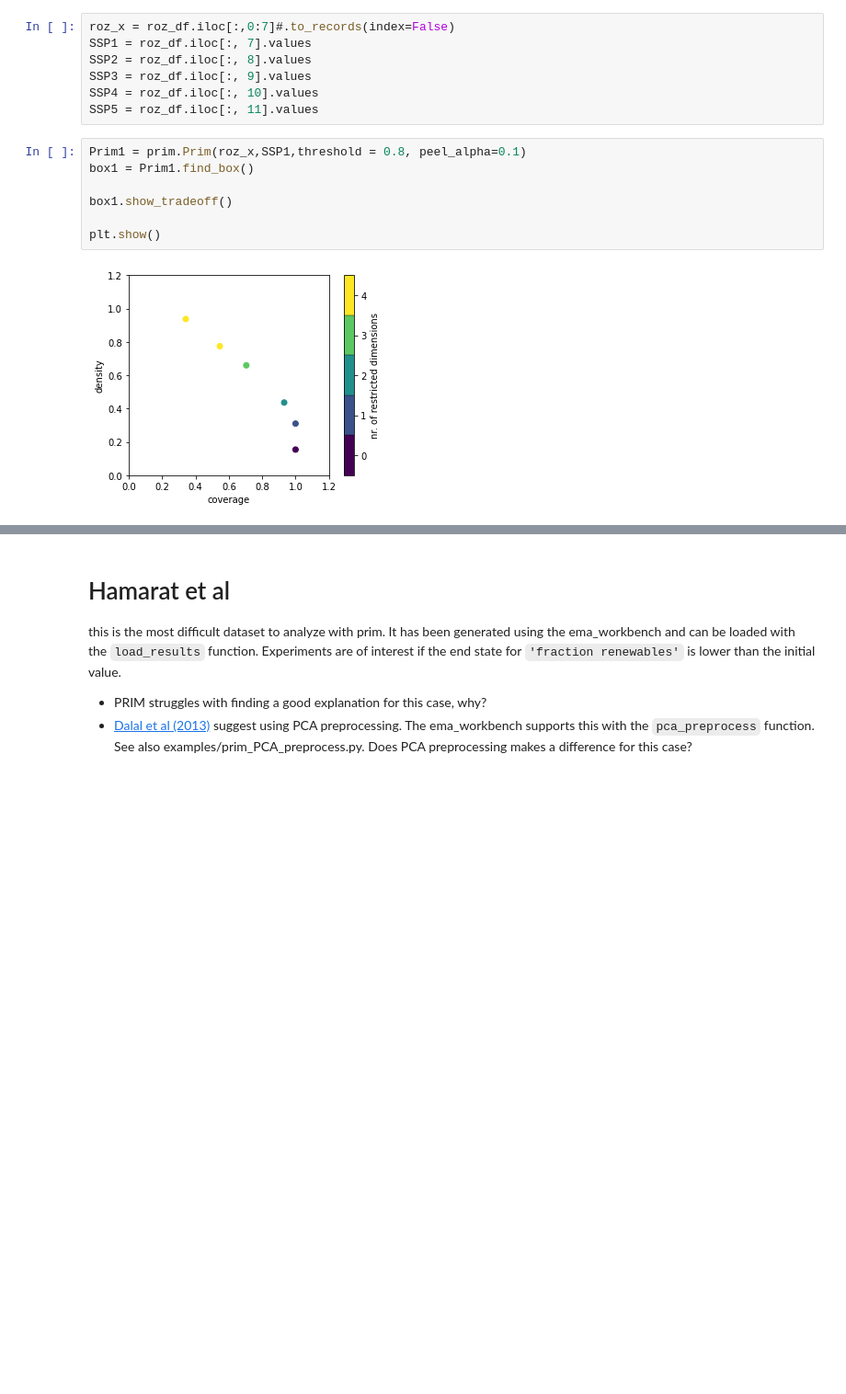
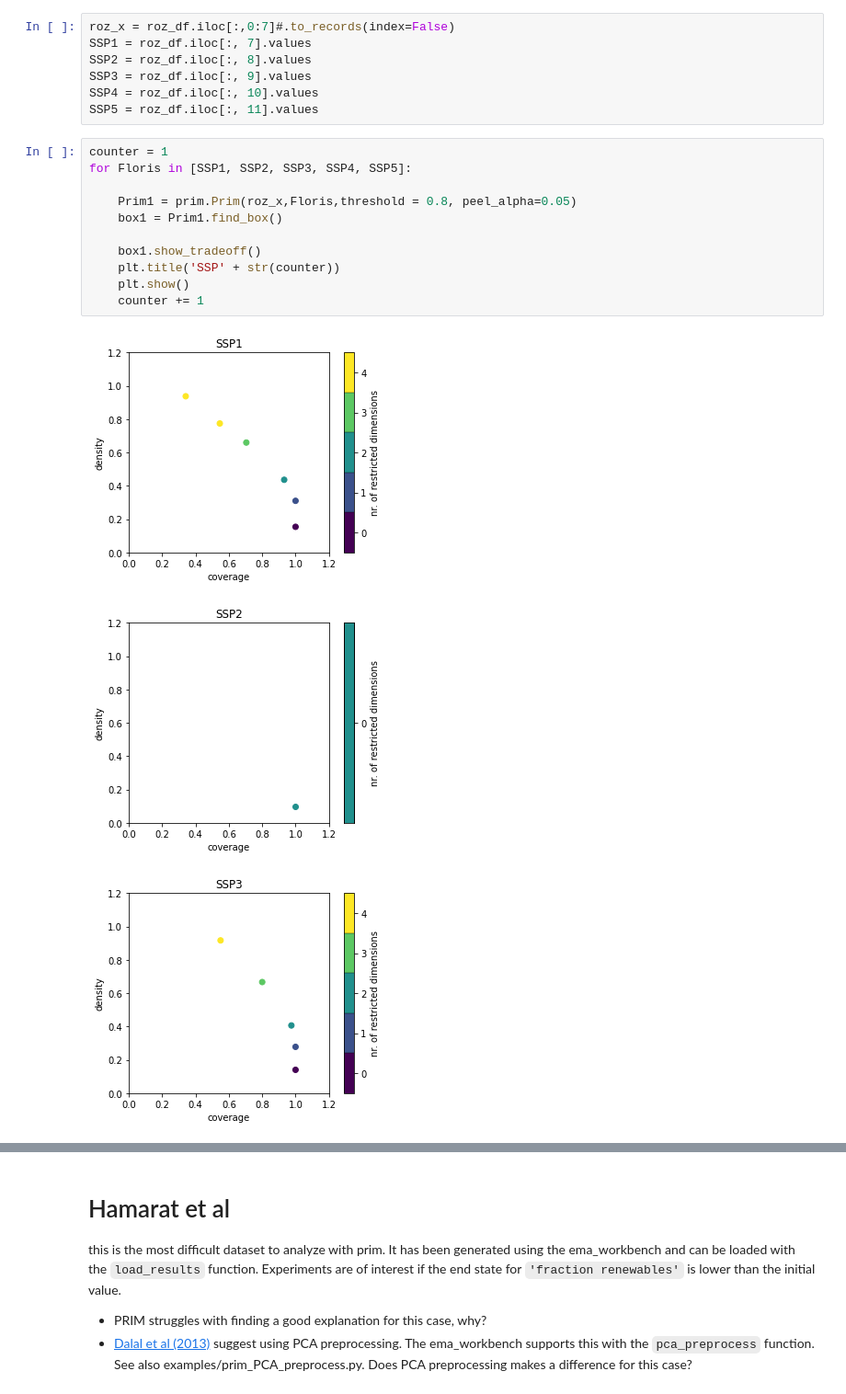
Before and after one commit to floristevito/EPA1361, a Jupyter notebook: lab_sessions/Week 3-4 - vulnerability analysis/assignment 4 - scenario discovery - ROOM1.ipynb, the cells around one changed output, grey strips where cells are left out. Shown at 92% size. Cells and saved outputs as stored; diff of their text form; blank space fills up the shorter version.

```diff
--- a/lab_sessions/Week 3-4 - vulnerability analysis/assignment 4 - scenario discovery - ROOM1.ipynb
+++ b/lab_sessions/Week 3-4 - vulnerability analysis/assignment 4 - scenario discovery - ROOM1.ipynb
@@ -84,11 +109,17 @@ SSP3 = roz_df.iloc[:, 9].values
 SSP4 = roz_df.iloc[:, 10].values
 SSP5 = roz_df.iloc[:, 11].values
 # %%
-Prim1 = prim.Prim(roz_x,SSP1,threshold = 0.8, peel_alpha=0.1)
-box1 = Prim1.find_box()
+counter = 1
+for Floris in [SSP1, SSP2, SSP3, SSP4, SSP5]:
 
-box1.show_tradeoff()
+    Prim1 = prim.Prim(roz_x,Floris,threshold = 0.8, peel_alpha=0.05)
+    box1 = Prim1.find_box()
 
-plt.show()
+    box1.show_tradeoff()
+    plt.title('SSP' + str(counter))
+    plt.show()
+    counter += 1
 # %% [output]
-[figure, old version]
+[figure, new version]
+[figure, added]
+[figure, added]
```
Also changed, not shown: parts of 17 cells of this notebook.
